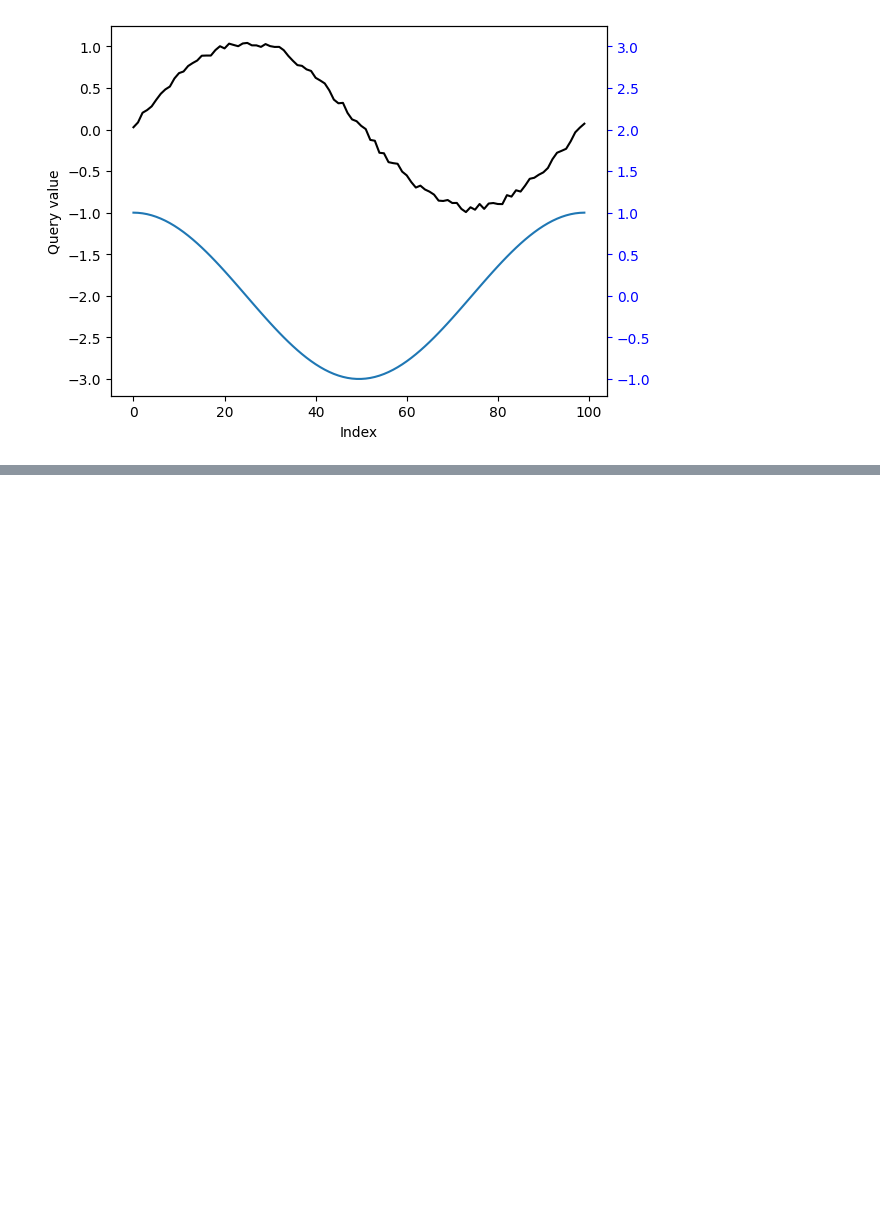
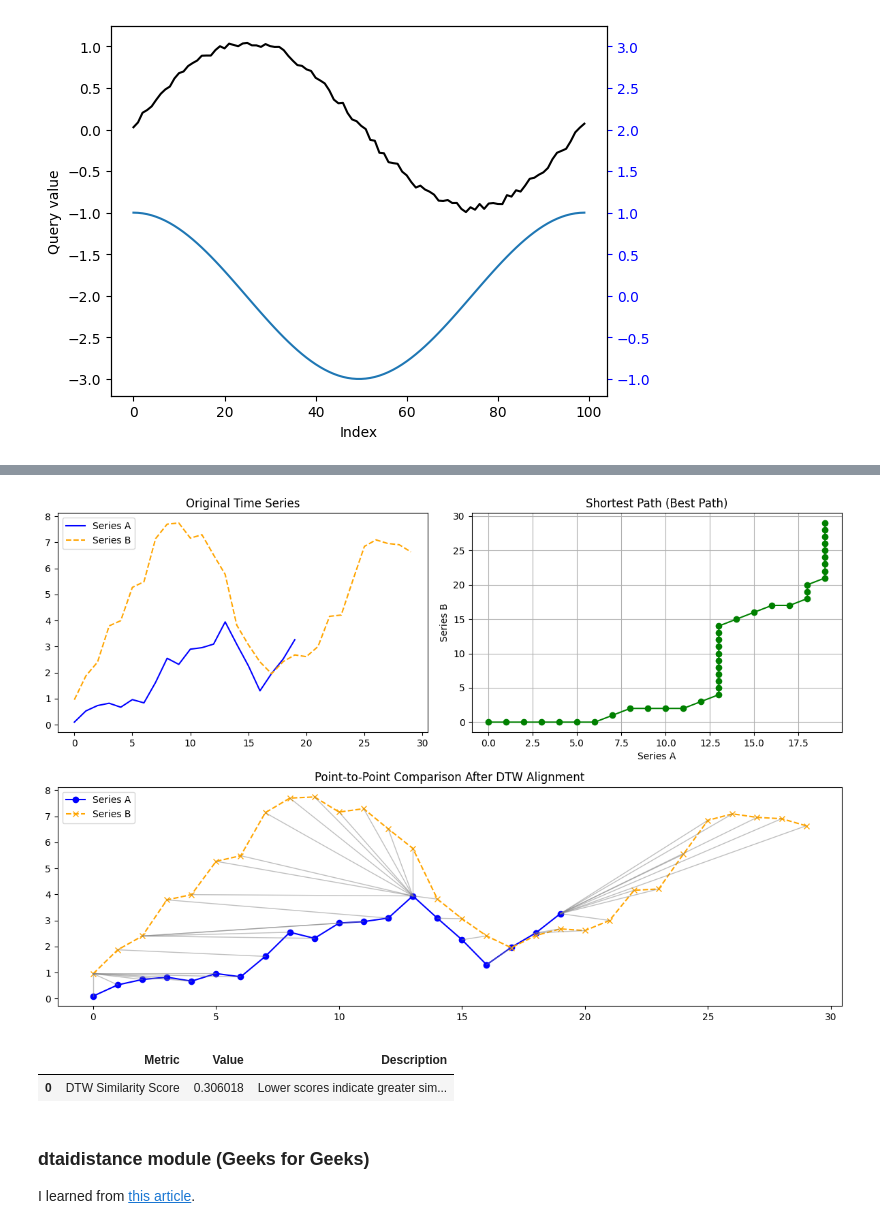
Before and after one commit to donnafaithhh/LP-Norms-and-Volatility, a Jupyter notebook: miscellaneous/dynamic time warping.ipynb, the cells around one changed output, grey strips where cells are left out. Drawn from its saved outputs; the diff is of its cells as text; code cells hidden in the pictures; blank space fills up the shorter version.

```diff
--- a/miscellaneous/dynamic time warping.ipynb
+++ b/miscellaneous/dynamic time warping.ipynb
@@ -57,0 +93,54 @@ ValueError: setting an array element with a sequence. The requested array has an
+# %%
+distance, paths = dtw.warping_paths(time_series_a, time_series_b, use_c=False)
+best_path = dtw.best_path(paths)
+similarity_score = distance / len(best_path)
+# %%
+plt.figure(figsize=(12, 8))
+
+# Original Time Series Plot
+ax1 = plt.subplot2grid((2, 2), (0, 0))
+ax1.plot(time_series_a, label='Series A', color='blue')
+ax1.plot(time_series_b, label='Series B', linestyle='--',color='orange')
+ax1.set_title('Original Time Series')
+ax1.legend()
+
+# Shortest Path Plot (Cost Matrix with the path)
+# In this example, only the path is plotted, not the entire cost matrix.
+
+ax2 = plt.subplot2grid((2, 2), (0, 1))
+ax2.plot(np.array(best_path)[:, 0], np.array(best_path)[:, 1], 'green', marker='o', linestyle='-')
+ax2.set_title('Shortest Path (Best Path)')
+ax2.set_xlabel('Series A')
+ax2.set_ylabel('Series B')
+ax2.grid(True)
+
+# Point-to-Point Comparison Plot
+ax3 = plt.subplot2grid((2, 2), (1, 0), colspan=2)
+ax3.plot(time_series_a, label='Series A', color='blue', marker='o')
+ax3.plot(time_series_b, label='Series B', color='orange', marker='x', linestyle='--')
+for a, b in best_path:
+    ax3.plot([a, b], [time_series_a[a], time_series_b[b]], color='grey', linestyle='-', linewidth=1, alpha = 0.5)
+ax3.set_title('Point-to-Point Comparison After DTW Alignment')
+ax3.legend()
+
+plt.tight_layout()
+plt.show()
+# %% [output]
+[figure, added]
+# %%
+results_df = pd.DataFrame({
+    'Metric': ['DTW Similarity Score'],
+    'Value': [similarity_score]
+})
+
+results_df['Description'] = [
+    "Lower scores indicate greater similarity between the time series."
+]
+
+results_df
+# %% [output]
+|  | Metric | Value | Description |
+| 0 | DTW Similarity Score | 0.306018 | Lower scores indicate greater sim... |
+# %% [markdown]
+### dtaidistance module (Geeks for Geeks)
+I learned from [this article](https://www.geeksforgeeks.org/machine-learning/dynamic-time-warping-dtw-in-time-series/).
```
Also changed, not shown: parts of 10 cells of this notebook.
